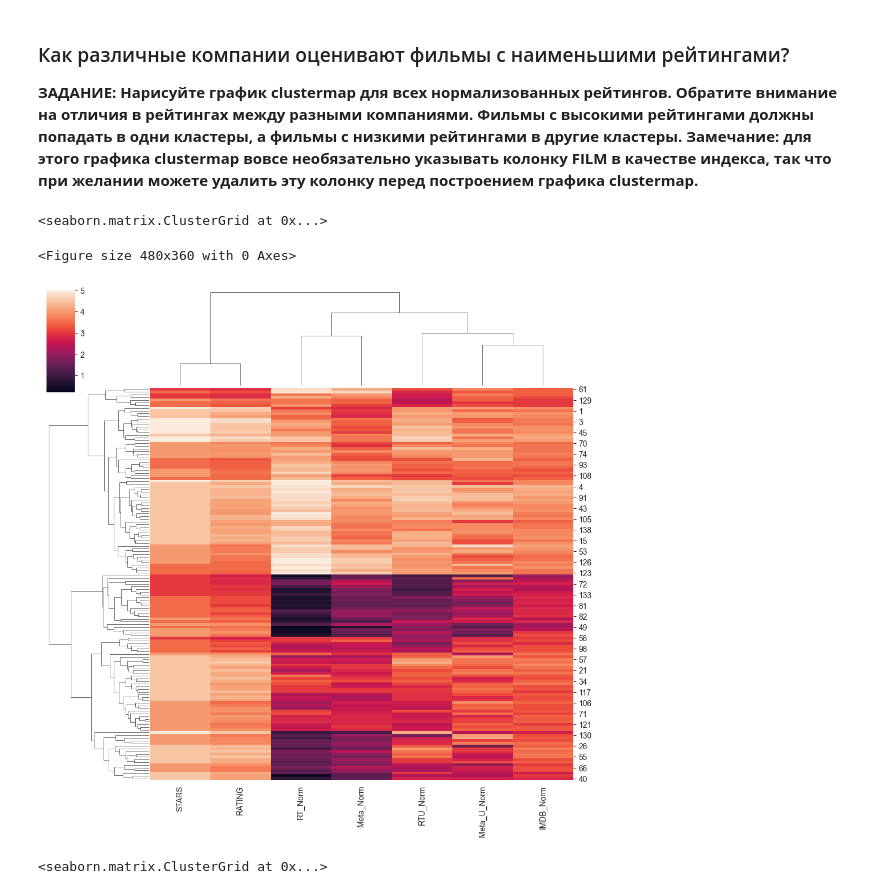
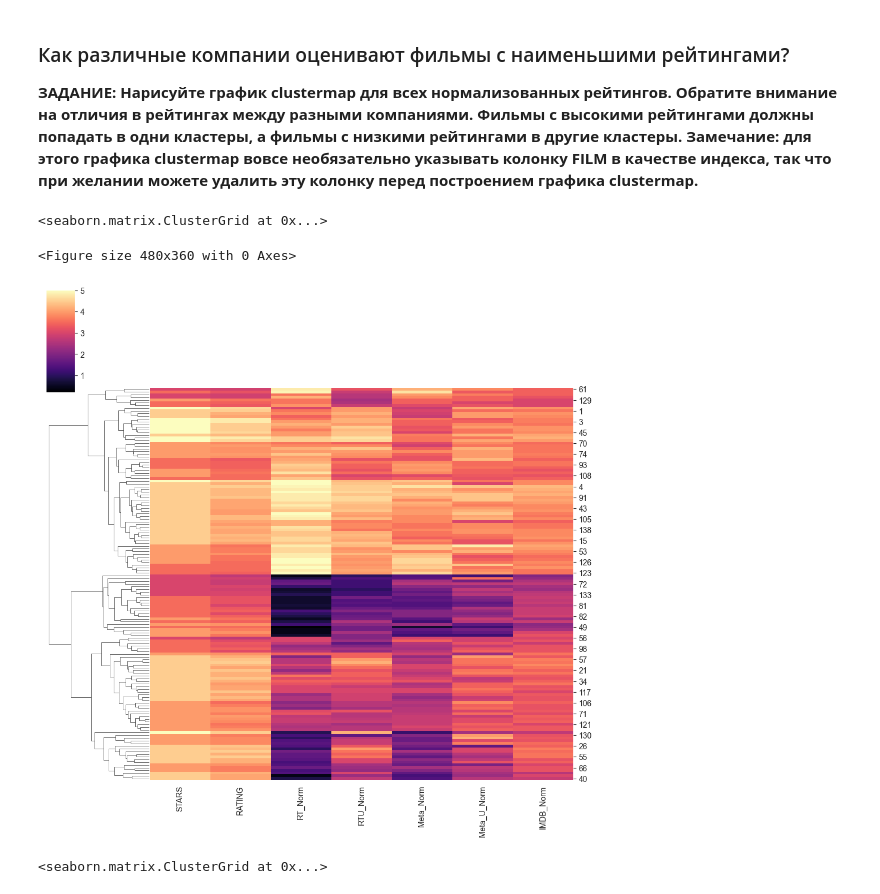
Before and after one commit to sanakulov/ml2, a Jupyter notebook: 06-Capstone-Project/00-Capstone-Project.ipynb, the cells around one changed output. Cells and saved outputs as stored; diff of their text form; code cells hidden in the pictures.

```diff
--- a/06-Capstone-Project/00-Capstone-Project.ipynb
+++ b/06-Capstone-Project/00-Capstone-Project.ipynb
@@ -162,6 +160,8 @@ fandango.corr(method="pearson",numeric_only=True)
 # НАПИШИТЕ ВАШ КОД В ЭТОЙ ЯЧЕЙКЕ!
 # [-5:][:4]
 fandango["YEAR"]=fandango["FILM"].str[-5:].str[:4].astype(int)
+#или
+fandango["YEAR"]=fandango["FILM"].apply(lambda title:title.split("(")[-1].replace(")",""))
 fandango.head()
 # %% [output]
 |  | FILM | STARS | RATING | VOTES | YEAR |
@@ -760,11 +797,11 @@ sb.histplot(data=norm_scores)
 # %%
 # НАПИШИТЕ ВАШ КОД В ЭТОЙ ЯЧЕЙКЕ!
 plt.figure(dpi=75)
-sb.clustermap(data=norm_scores)
+sb.clustermap(data=norm_scores, cmap="magma", col_cluster=False)
 # %% [output]
 <seaborn.matrix.ClusterGrid at 0x...>
 <Figure size 480x360 with 0 Axes>
-[figure, old version]
+[figure, new version]
 # %%
 # %% [output]
 <seaborn.matrix.ClusterGrid at 0x...>
```
Also changed, not shown: parts of 16 cells of this notebook.
